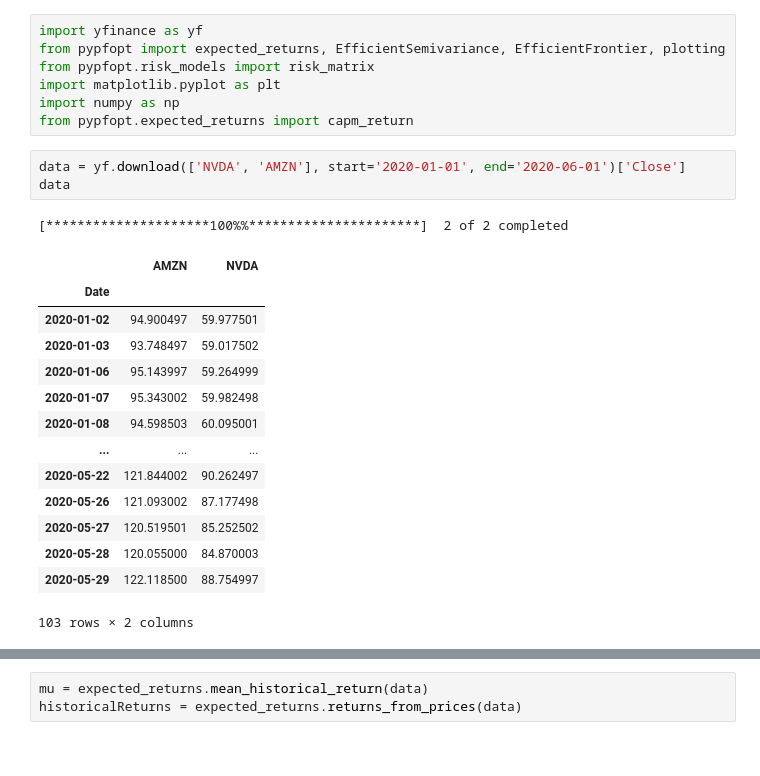
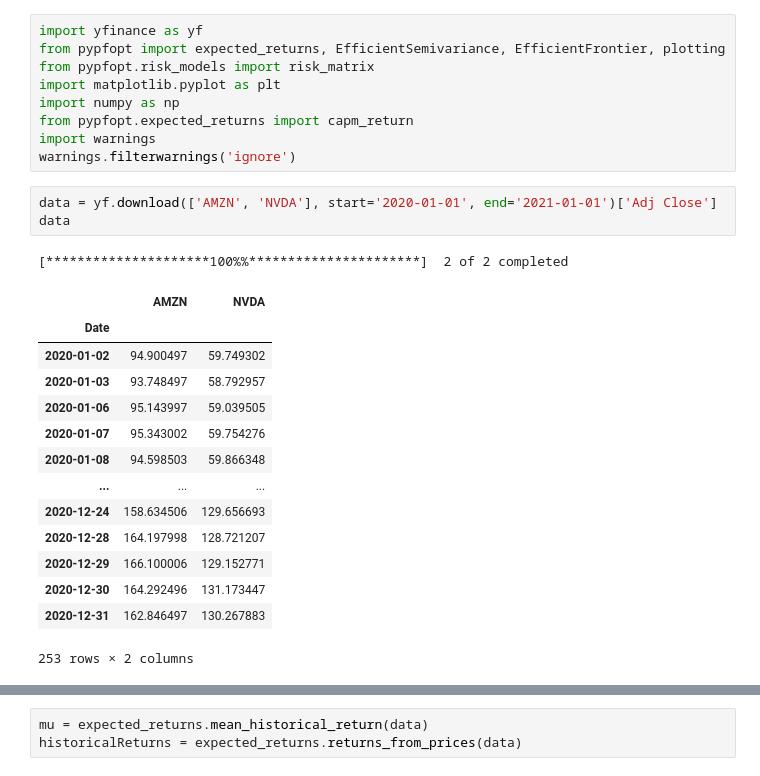
Before and after one commit to teadr1nker/finan, a Jupyter notebook: t3/file3.ipynb, the cells around one changed output, grey strips where cells are left out. Cells and saved outputs as stored; diff of their text form.

```diff
--- a/t3/file3.ipynb
+++ b/t3/file3.ipynb
@@ -5,23 +5,25 @@ from pypfopt.risk_models import risk_matrix
 import matplotlib.pyplot as plt
 import numpy as np
 from pypfopt.expected_returns import capm_return
+import warnings
+warnings.filterwarnings('ignore')
 # %%
-data = yf.download(['NVDA', 'AMZN'], start='2020-01-01', end='2020-06-01')['Close']
+data = yf.download(['AMZN', 'NVDA'], start='2020-01-01', end='2021-01-01')['Adj Close']
 data
 # %% [output]
 [*********************100%%**********************]  2 of 2 completed
 |  | AMZN | NVDA |
 | Date |  |  |
-| 2020-01-02 | 94.900497 | 59.977501 |
-| 2020-01-03 | 93.748497 | 59.017502 |
-| 2020-01-06 | 95.143997 | 59.264999 |
-| 2020-01-07 | 95.343002 | 59.982498 |
-| 2020-01-08 | 94.598503 | 60.095001 |
+| 2020-01-02 | 94.900497 | 59.749302 |
+| 2020-01-03 | 93.748497 | 58.792957 |
+| 2020-01-06 | 95.143997 | 59.039505 |
+| 2020-01-07 | 95.343002 | 59.754276 |
+| 2020-01-08 | 94.598503 | 59.866348 |
 | ... | ... | ... |
-| 2020-05-22 | 121.844002 | 90.262497 |
-| 2020-05-26 | 121.093002 | 87.177498 |
-| 2020-05-27 | 120.519501 | 85.252502 |
-| 2020-05-28 | 120.055000 | 84.870003 |
-| 2020-05-29 | 122.118500 | 88.754997 |
+| 2020-12-24 | 158.634506 | 129.656693 |
+| 2020-12-28 | 164.197998 | 128.721207 |
+| 2020-12-29 | 166.100006 | 129.152771 |
+| 2020-12-30 | 164.292496 | 131.173447 |
+| 2020-12-31 | 162.846497 | 130.267883 |
-103 rows × 2 columns
+253 rows × 2 columns
 # %%
```
Also changed, not shown: parts of 13 cells of this notebook, 2 other files.
